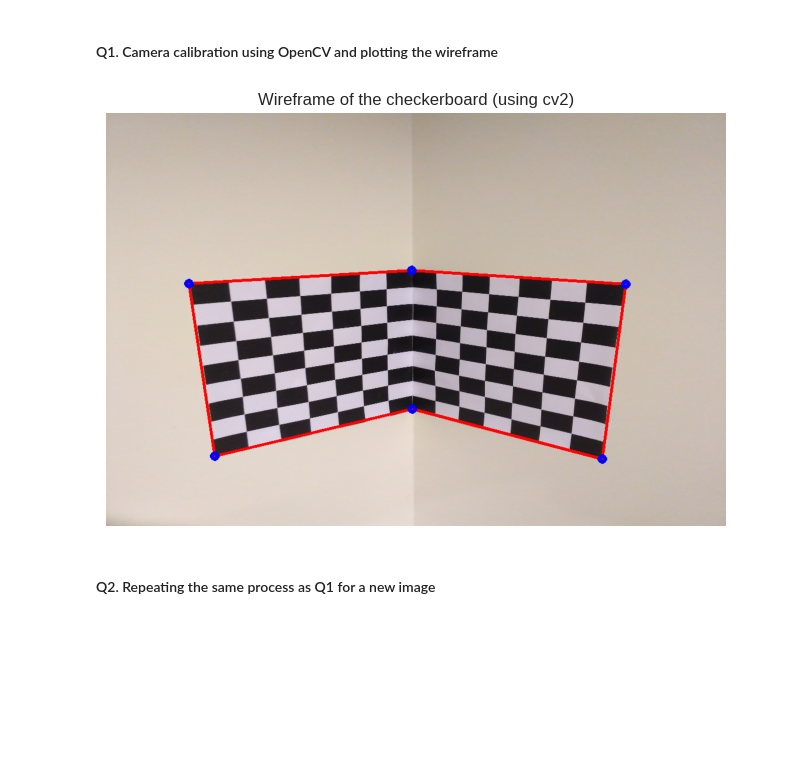
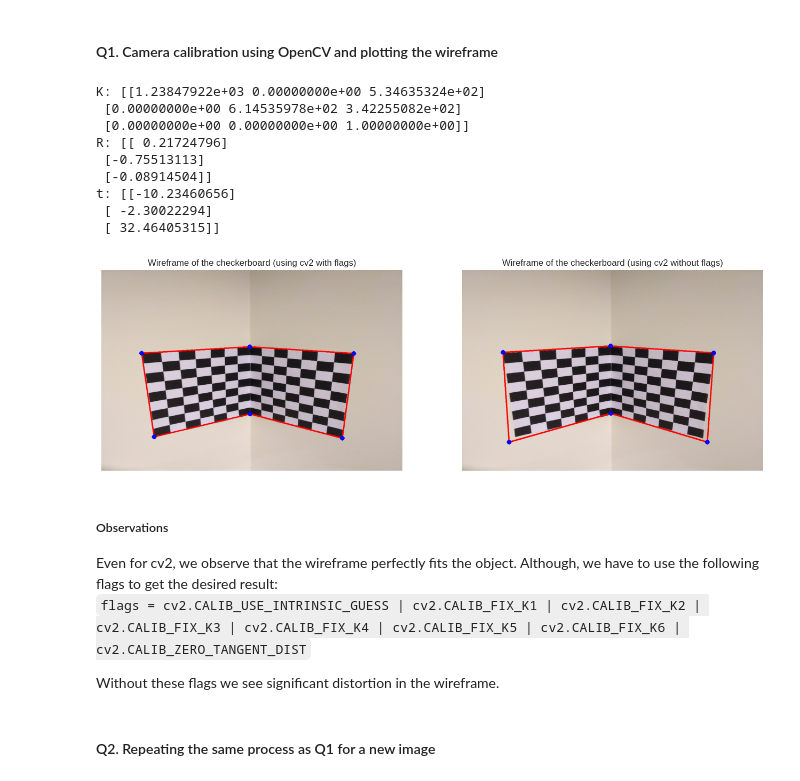
Before and after one commit to FaizalKarim280280/CV-Spring-2024, a Jupyter notebook: A1/main.ipynb, the cells around one changed output. Drawn from its saved outputs; the diff is of its cells as text; code cells hidden in the pictures; blank space fills up the shorter version.

````diff
--- a/A1/main.ipynb
+++ b/A1/main.ipynb
@@ -35,5 +37,5 @@
 # %%
-corners = cv2.goodFeaturesToTrack(img_gray, maxCorners=200, qualityLevel=0.15,  minDistance=10)
+corners = cv2.goodFeaturesToTrack(img_gray, maxCorners=80, qualityLevel=0.6,  minDistance=10)
 corners = np.intp(corners).reshape(-1, 2)
 img_corners = img.copy()
 points_3d = []
@@ -46,7 +48,7 @@ for corner in corners:
 
 
 plt.imshow(img_corners)
-plt.title("Finding out all the corners in the checkerboard")
+plt.title("Finding out all the internal corners in the checkerboard")
 plt.axis('off')
 
 print(f"Total corners found: {len(corners)}")
@@ -256,31 +290,68 @@ points_2d = (np.hstack((points_2d, np.ones((len(points_2d), 1)))) @ np.linalg.in
 # %% [markdown]
 #### Q1. Camera calibration using OpenCV and plotting the wireframe
 # %%
+#initial guess for the camera matrix
 camera_guess = np.array([
     [img.shape[0], 0, img.shape[0]/2],
     [0, img.shape[1], img.shape[1]/2],
     [0, 0, 1]
 ])
 
-flags = flags = cv2.CALIB_USE_INTRINSIC_GUESS | cv2.CALIB_FIX_K1 | cv2.CALIB_FIX_K2 | cv2.CALIB_FIX_K3 | cv2.CALIB_FIX_K4 | cv2.CALIB_FIX_K5 | cv2.CALIB_FIX_K6 | cv2.CALIB_ZERO_TANGENT_DIST
+flags = cv2.CALIB_USE_INTRINSIC_GUESS | cv2.CALIB_FIX_K1 | cv2.CALIB_FIX_K2 | cv2.CALIB_FIX_K3 | cv2.CALIB_FIX_K4 | cv2.CALIB_FIX_K5 | cv2.CALIB_FIX_K6 | cv2.CALIB_ZERO_TANGENT_DIST
 
 _, K, dist_coeff, R, t = cv2.calibrateCamera(objectPoints=[points_3d.astype(np.float32).reshape(-1, 3)],
                                              imagePoints=[points_2d.astype(np.float32).reshape(-1, 1, 2)],
                                              imageSize=img_gray.shape[::-1],
                                              flags=flags,
-                                             cameraMatrix=camera_guess,
+                                             cameraMatrix=camera_guess.copy(),
                                              distCoeffs=None)
+
+_, K2, dist_coeff2, R2, t2 = cv2.calibrateCamera(objectPoints=[points_3d.astype(np.float32).reshape(-1, 3)],
+                                                imagePoints=[points_2d.astype(np.float32).reshape(-1, 1, 2)],
+                                                imageSize=img_gray.shape[::-1],
+                                                flags=cv2.CALIB_USE_INTRINSIC_GUESS,
+                                                cameraMatrix=camera_guess,
+                                                distCoeffs=None)
+print("K:", K)
+print("R:", R[0])
+print("t:", t[0])
+# %% [output]
+K: [[1.23847922e+03 0.00000000e+00 5.34635324e+02]
+ [0.00000000e+00 6.14535978e+02 3.42255082e+02]
+ [0.00000000e+00 0.00000000e+00 1.00000000e+00]]
+R: [[ 0.21724796]
+ [-0.75513113]
+ [-0.08914504]]
+t: [[-10.23460656]
+ [ -2.30022294]
+ [ 32.46405315]]
 # %%
 corners = cv2.projectPoints(outer_corners[:, :3].astype(np.float32).reshape(-1, 3), rvec=R[0], cameraMatrix=K, distCoeffs=dist_coeff, tvec=t[0])[0].reshape(-1, 2)
+corners2 = cv2.projectPoints(outer_corners[:, :3].astype(np.float32).reshape(-1, 3), rvec=R2[0], cameraMatrix=K2, distCoeffs=dist_coeff2, tvec=t2[0])[0].reshape(-1, 2)
 
 img_corners = draw_corners(img, corners, color=[0, 0, 255.0], connect_lines=True)
+img_corners2 = draw_corners(img, corners2, color=[0, 0, 255.0], connect_lines=True)
 
+plt.figure(figsize=(16, 8))
+plt.subplot(1,2,1)
 plt.imshow(img_corners)
-plt.title('Wireframe of the checkerboard (using cv2)')
+plt.title('Wireframe of the checkerboard (using cv2 with flags)')
 plt.axis('off')
+
+plt.subplot(1,2,2)
+plt.imshow(img_corners2)
+plt.title('Wireframe of the checkerboard (using cv2 without flags)')
+plt.axis('off')
+
 plt.show()
 # %% [output]
-[figure, old version]
+[figure, new version]
+# %% [markdown]
+##### Observations
+Even for cv2, we observe that the wireframe perfectly fits the object. Although, we have to use the following flags to get the desired result: \
+```flags = cv2.CALIB_USE_INTRINSIC_GUESS | cv2.CALIB_FIX_K1 | cv2.CALIB_FIX_K2 | cv2.CALIB_FIX_K3 | cv2.CALIB_FIX_K4 | cv2.CALIB_FIX_K5 | cv2.CALIB_FIX_K6 | cv2.CALIB_ZERO_TANGENT_DIST```
+
+Without these flags we see significant distortion in the wireframe.
 # %% [markdown]
 #### Q2. Repeating the same process as Q1 for a new image
 # %%
````
Also changed, not shown: parts of 22 cells of this notebook, 1 other file.
